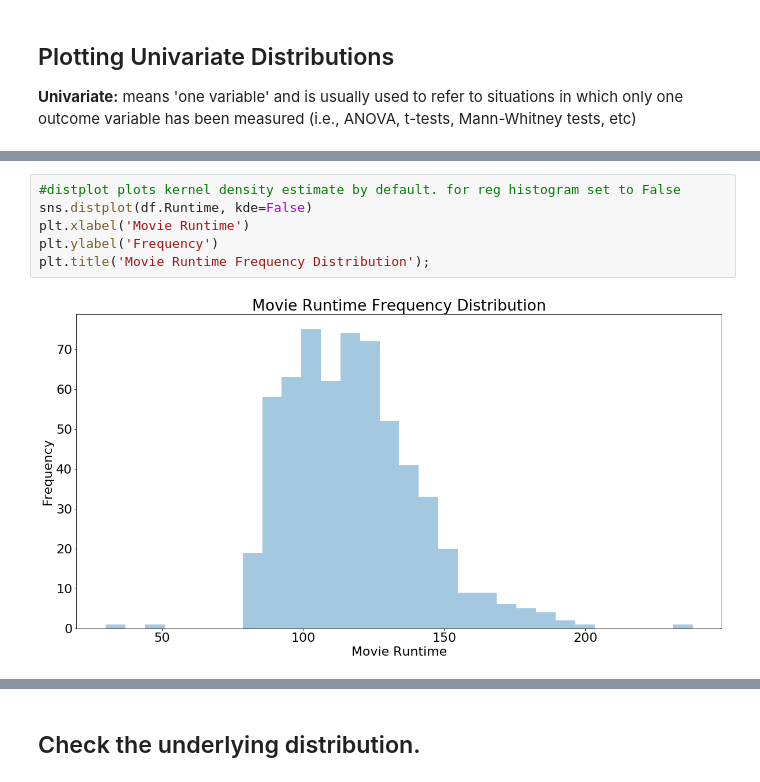
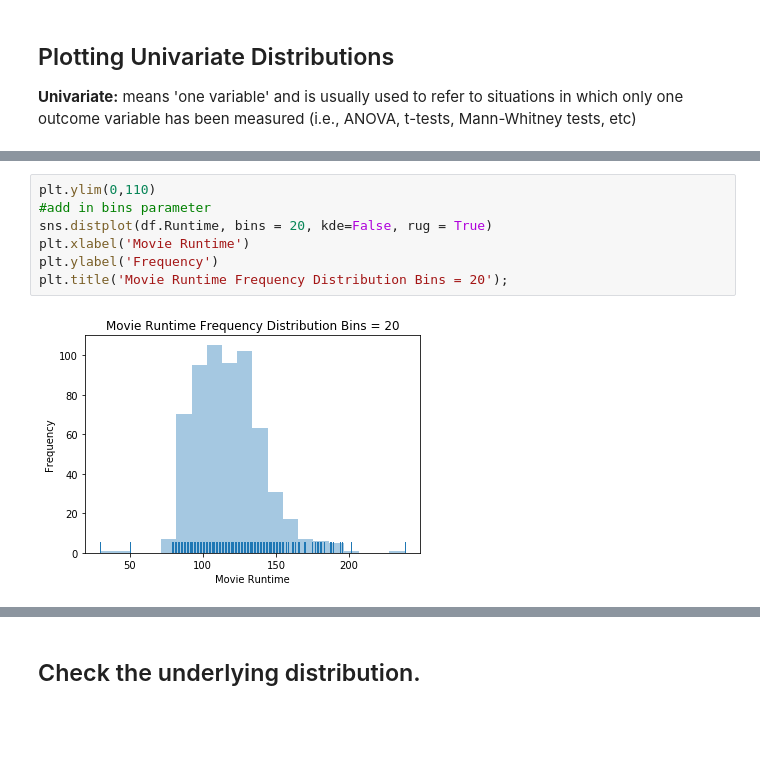
Before and after one commit to giggles-data-science/Python-3-DS, a Jupyter notebook: seaborn.ipynb, the cells around one changed output, grey strips where cells are left out. Saved outputs shown, nothing was run; the diff lists cells and outputs as text; blank space fills up the shorter version.

```diff
--- a/seaborn.ipynb
+++ b/seaborn.ipynb
@@ -91,8 +155,9 @@ For **continuous** variables utilize **histograms, scatterplots, line graphs, an
 # %%
-#distplot plots kernel density estimate by default. for reg histogram set to False
-sns.distplot(df.Runtime, kde=False)
+plt.ylim(0,110)
+#add in bins parameter
+sns.distplot(df.Runtime, bins = 20, kde=False, rug = True)
 plt.xlabel('Movie Runtime')
 plt.ylabel('Frequency')
-plt.title('Movie Runtime Frequency Distribution');
+plt.title('Movie Runtime Frequency Distribution Bins = 20');
 # %% [output]
-[figure, old version]
+[figure, new version]
```
Also changed, not shown: parts of 26 cells of this notebook.
